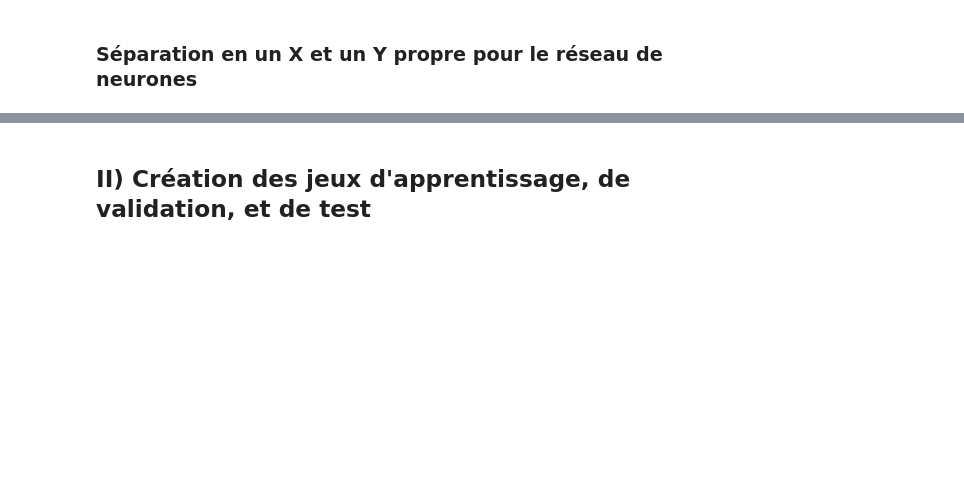
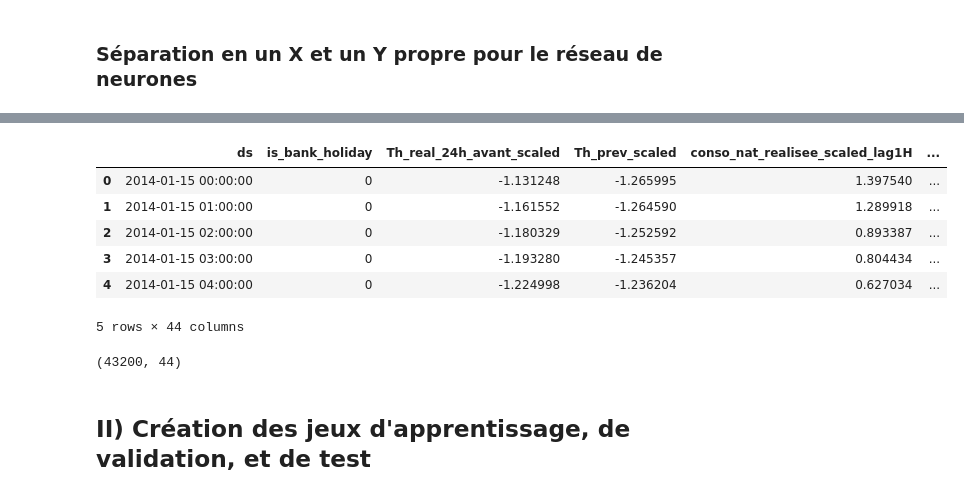
Before and after one commit to marota/TP_Formation_Conso_DeepLearning, a Jupyter notebook: TP_Formation_Conso_DeepLearning_complet.ipynb, the cells around one changed output, grey strips where cells are left out. Saved outputs shown, nothing was run; the diff lists cells and outputs as text; code cells hidden in the pictures; blank space fills up the shorter version.

```diff
--- a/TP_Formation_Conso_DeepLearning_complet.ipynb
+++ b/TP_Formation_Conso_DeepLearning_complet.ipynb
@@ -410,0 +370,22 @@ print(Y.shape)
+# %%
+password = "FIFA_Meteo"
+# %%
+# Récupération des températures et jours fériés
+Xinput_zip = os.path.join(data_folder, "x_input_full.zip")
+zfXinput = zipfile.ZipFile(Xinput_zip)
+zfXinput.setpassword(bytes(password,'utf-8'))
+X = pd.read_csv(zfXinput.open('x_input_full.csv'), sep=",", engine='c', header=0)
+X['ds'] = pd.to_datetime(X['ds'])
+X['ds'] = X['ds'].dt.tz_localize(None)
+
+display(X.head(5))
+print(X.shape)
+# %% [output]
+|  | ds | is_bank_holiday | Th_real_24h_avant_scaled | Th_prev_scaled | conso_nat_realisee_scaled_lag1H | ... |
+| 0 | 2014-01-15 00:00:00 | 0 | -1.131248 | -1.265995 | 1.397540 | ... |
+| 1 | 2014-01-15 01:00:00 | 0 | -1.161552 | -1.264590 | 1.289918 | ... |
+| 2 | 2014-01-15 02:00:00 | 0 | -1.180329 | -1.252592 | 0.893387 | ... |
+| 3 | 2014-01-15 03:00:00 | 0 | -1.193280 | -1.245357 | 0.804434 | ... |
+| 4 | 2014-01-15 04:00:00 | 0 | -1.224998 | -1.236204 | 0.627034 | ... |
+5 rows × 44 columns
+(43200, 44)
```
Also changed, not shown: parts of 34 cells of this notebook, 14 other files.
